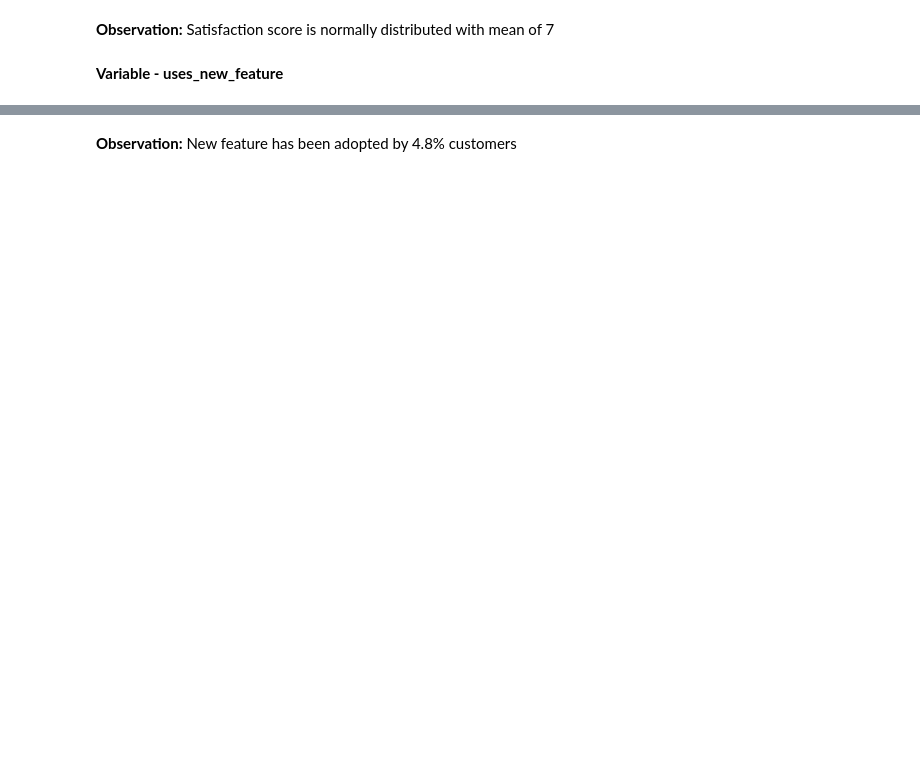
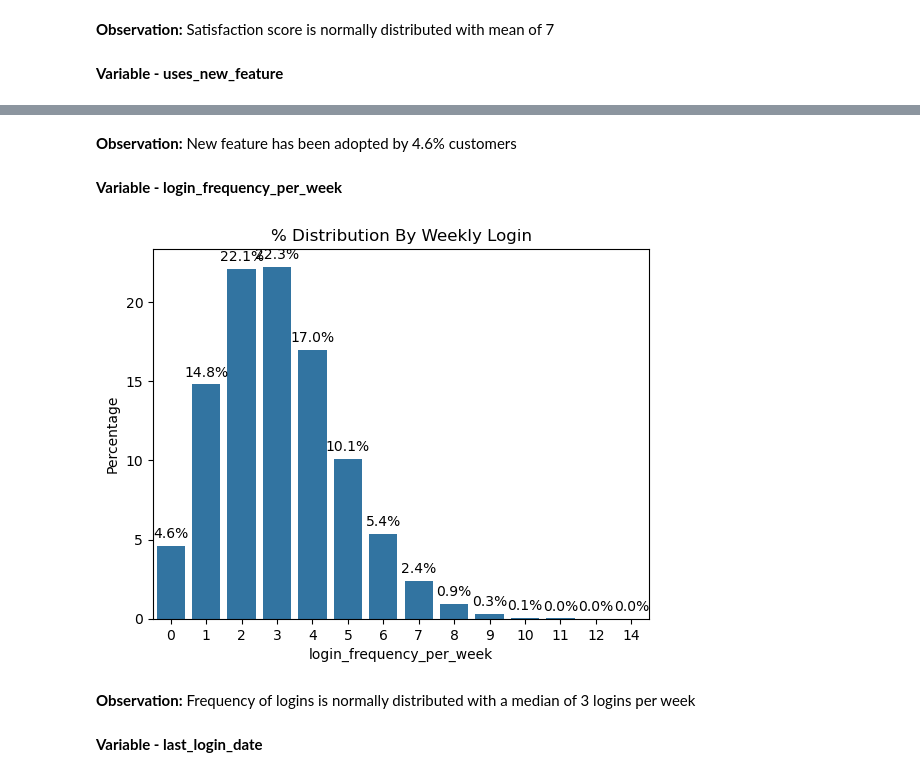
Before and after one commit to shruti0209/LearnML_Capstone, a Jupyter notebook: Lookalike_Analysis.ipynb, the cells around one changed output, grey strips where cells are left out. Drawn from its saved outputs; the diff is of its cells as text; code cells hidden in the pictures; blank space fills up the shorter version.

```diff
--- a/Lookalike_Analysis.ipynb
+++ b/Lookalike_Analysis.ipynb
@@ -158,2 +168,23 @@ plt.show()
 # %% [markdown]
-**Observation:** New feature has been adopted by 4.8% customers
+**Observation:** New feature has been adopted by 4.6% customers
+# %% [markdown]
+**Variable - login_frequency_per_week**
+# %%
+# Plotting distribution of login_frequency_per_week
+percentages = data['login_frequency_per_week'].value_counts(normalize=True) * 100
+percent_dist_sorted = percentages.sort_index(ascending=True)
+
+ax = sns.barplot(x=percent_dist_sorted.index, y=percent_dist_sorted.values)
+plt.ylabel('Percentage')
+plt.title('% Distribution By Weekly Login')
+
+for i, v in enumerate(percent_dist_sorted.values):
+    ax.text(i, v + 0.5, f'{v:.1f}%', ha='center')
+
+plt.show()
+# %% [output]
+[figure, added]
+# %% [markdown]
+**Observation:** Frequency of logins is normally distributed with a median of 3 logins per week
+# %% [markdown]
+**Variable - last_login_date**
```
Also changed, not shown: parts of 127 cells of this notebook.
